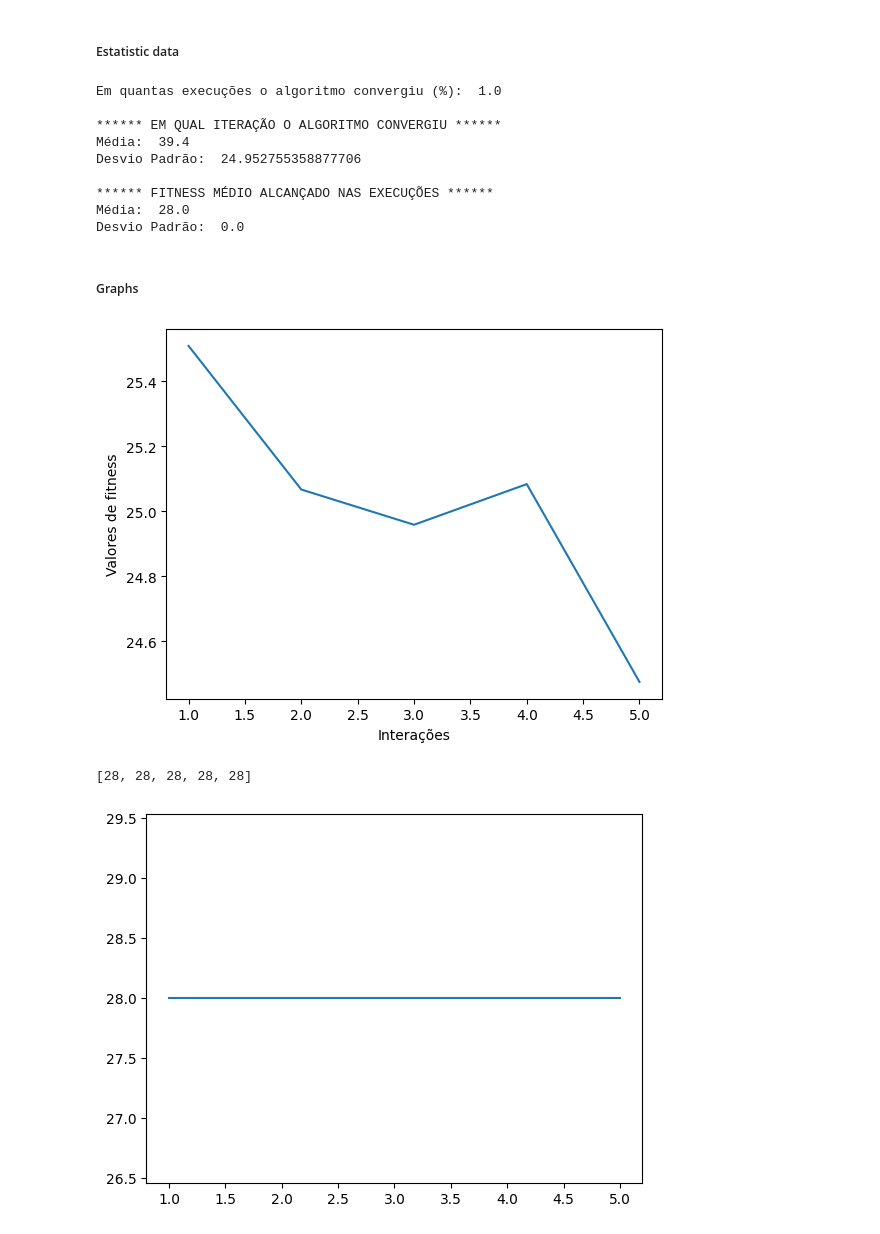
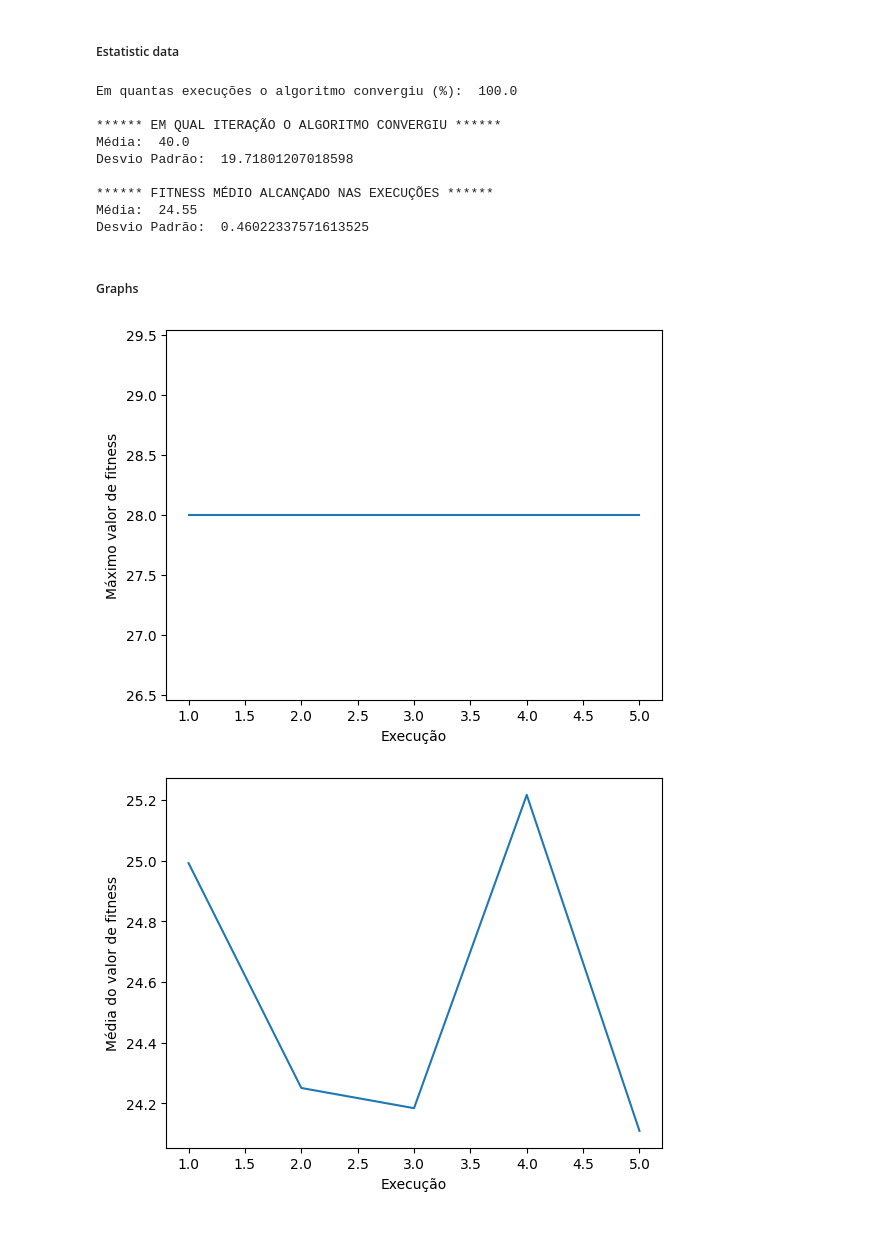
Before and after one commit to CaiolBarreto/8-queens-algorithm, a Jupyter notebook: notebook.ipynb, the cells around one changed output. Cells and saved outputs as stored; diff of their text form; code cells hidden in the pictures.

```diff
--- a/notebook.ipynb
+++ b/notebook.ipynb
@@ -13,9 +13,10 @@ NUMBER_OF_EXECUTIONS = 5
 # %% [markdown]
 ##### Code
 # %%
-best_generations_fitness_array = []
-fitness_results = []
+mean_generations_fitness_array = []
+best_fitness_results = []
 iterations = []
+all_fitness = []
 converged_results = 0
 
 algorithm = Main(
@@ -33,8 +34,9 @@ for i in range(NUMBER_OF_EXECUTIONS):
     print(f"Número de indivíduos que convergiram: ", pop_converged)
     print(f"Fitness médio da população: ", generation_fitness_mean)
     iterations.append(iteration)
-    fitness_results.append(best_dna_fitness)
-    best_generations_fitness_array.append(generation_fitness_mean)
+    best_fitness_results.append(best_dna_fitness)
+    all_fitness.extend(fitness_of_dna)
+    mean_generations_fitness_array.append(generation_fitness_mean)
     converged_results += result_converged
 # %% [output]
 === Generation 10 ===
@@ -109,9 +113,10 @@ plt.show()
 # %%
 from utils import ParentsSelection, SurvivorChoice
 
-new_best_generations_fitness_array = []
-new_fitness_results = []
+new_mean_generations_fitness_array = []
+new_best_fitness_results = []
 new_iterations = []
+new_all_fitness = []
 new_converged_results = 0
 
 algorithm = Main(
@@ -129,8 +134,9 @@ for i in range(NUMBER_OF_EXECUTIONS):
     print(f"Número de indivíduos que convergiram: ", pop_converged)
     print(f"Fitness médio da população: ", generation_fitness_mean)
     new_iterations.append(iteration)
-    new_fitness_results.append(best_dna_fitness)
-    new_best_generations_fitness_array.append(generation_fitness_mean)
+    new_best_fitness_results.append(best_dna_fitness)
+    new_all_fitness.extend(fitness_of_dna)
+    new_mean_generations_fitness_array.append(generation_fitness_mean)
     new_converged_results += result_converged
 # %% [output]
 === Generation 10 ===
@@ -153,46 +159,48 @@ Fitness médio da população:  24.475
 # %% [markdown]
 ##### Estatistic data
 # %%
-print("Em quantas execuções o algoritmo convergiu (%): ", new_converged_results / NUMBER_OF_EXECUTIONS)
+print("Em quantas execuções o algoritmo convergiu (%): ", (new_converged_results / NUMBER_OF_EXECUTIONS) * 100)
 print("\n****** EM QUAL ITERAÇÃO O ALGORITMO CONVERGIU ******")
 print("Média: ", numpy.mean(new_iterations))
 print("Desvio Padrão: ", numpy.std(new_iterations))
 print("\n****** FITNESS MÉDIO ALCANÇADO NAS EXECUÇÕES ******")
-print("Média: ", numpy.mean(new_fitness_results))
-print("Desvio Padrão: ", numpy.std(new_fitness_results))
+print("Média: ", numpy.mean(new_mean_generations_fitness_array))
+print("Desvio Padrão: ", numpy.std(new_mean_generations_fitness_array))
 # %% [output]
-Em quantas execuções o algoritmo convergiu (%):  1.0
+Em quantas execuções o algoritmo convergiu (%):  100.0
 
 ****** EM QUAL ITERAÇÃO O ALGORITMO CONVERGIU ******
-Média:  39.4
-Desvio Padrão:  24.952755358877706
+Média:  40.0
+Desvio Padrão:  19.71801207018598
 
 ****** FITNESS MÉDIO ALCANÇADO NAS EXECUÇÕES ******
-Média:  28.0
-Desvio Padrão:  0.0
+Média:  24.55
+Desvio Padrão:  0.46022337571613525
 # %% [markdown]
 ##### Graphs
 # %%
-fitness_graph = new_best_generations_fitness_array
+fitness_graph = new_best_fitness_results
 
 axis_value = [num for num in range(1, NUMBER_OF_EXECUTIONS + 1)]
 
 plt.plot(axis_value, fitness_graph)
 
-plt.xlabel('Interações')
-plt.ylabel('Valores de fitness')
+plt.xlabel('Execução')
+plt.ylabel('Máximo valor de fitness')
 
 plt.show()
 # %% [output]
-[figure, old version]
+[figure, new version]
 # %%
-best_dna_graph = new_fitness_results
+best_dna_graph = new_mean_generations_fitness_array
 
 axis_value = [num for num in range(1, NUMBER_OF_EXECUTIONS + 1)]
 
 plt.plot(axis_value, best_dna_graph)
 
+plt.xlabel('Execução')
+plt.ylabel('Média do valor de fitness')
+
 plt.show()
 # %% [output]
-[28, 28, 28, 28, 28]
-[figure, old version]
+[figure, new version]
```
Also changed, not shown: parts of 5 cells of this notebook.
